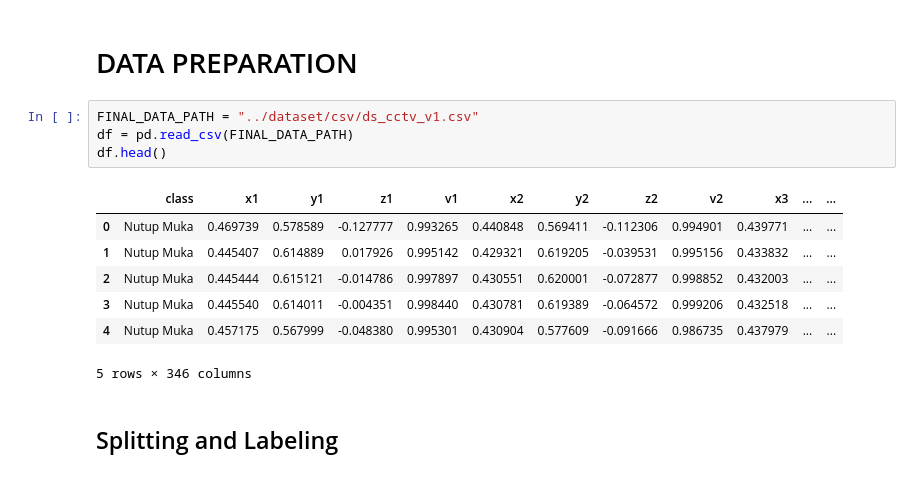
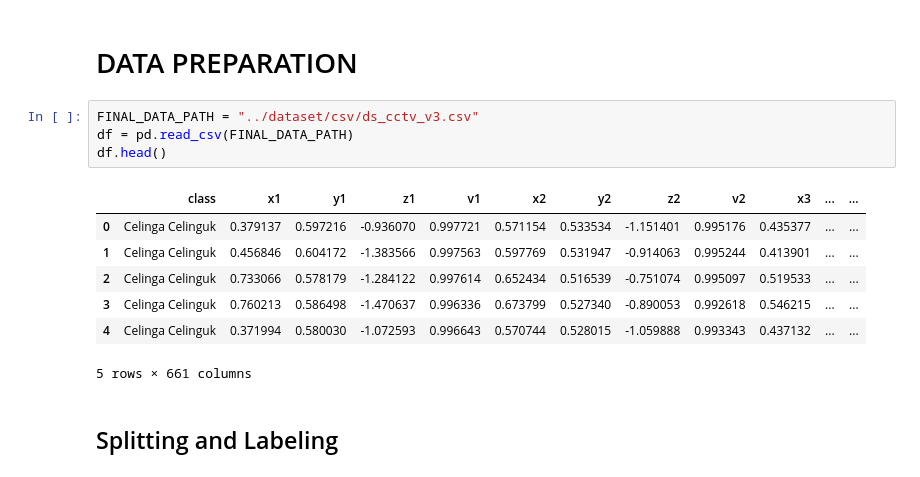
Before and after one commit to NawfalHadi/suspicious_detection_cctv, a Jupyter notebook: code/final/train.ipynb, the cells around one changed output. Cells and saved outputs as stored; diff of their text form.

```diff
--- a/code/final/train.ipynb
+++ b/code/final/train.ipynb
@@ -22,17 +22,17 @@ from tensorflow.keras import layers, models, callbacks
 # %% [markdown]
 # DATA PREPARATION
 # %%
-FINAL_DATA_PATH = "../dataset/csv/ds_cctv_v1.csv"
+FINAL_DATA_PATH = "../dataset/csv/ds_cctv_v3.csv"
 df = pd.read_csv(FINAL_DATA_PATH)
 df.head()
 # %% [output]
 |  | class | x1 | y1 | z1 | v1 | x2 | y2 | z2 | v2 | x3 | ... | ... |
-| 0 | Nutup Muka | 0.469739 | 0.578589 | -0.127777 | 0.993265 | 0.440848 | 0.569411 | -0.112306 | 0.994901 | 0.439771 | ... | ... |
-| 1 | Nutup Muka | 0.445407 | 0.614889 | 0.017926 | 0.995142 | 0.429321 | 0.619205 | -0.039531 | 0.995156 | 0.433832 | ... | ... |
-| 2 | Nutup Muka | 0.445444 | 0.615121 | -0.014786 | 0.997897 | 0.430551 | 0.620001 | -0.072877 | 0.998852 | 0.432003 | ... | ... |
-| 3 | Nutup Muka | 0.445540 | 0.614011 | -0.004351 | 0.998440 | 0.430781 | 0.619389 | -0.064572 | 0.999206 | 0.432518 | ... | ... |
-| 4 | Nutup Muka | 0.457175 | 0.567999 | -0.048380 | 0.995301 | 0.430904 | 0.577609 | -0.091666 | 0.986735 | 0.437979 | ... | ... |
+| 0 | Celinga Celinguk | 0.379137 | 0.597216 | -0.936070 | 0.997721 | 0.571154 | 0.533534 | -1.151401 | 0.995176 | 0.435377 | ... | ... |
+| 1 | Celinga Celinguk | 0.456846 | 0.604172 | -1.383566 | 0.997563 | 0.597769 | 0.531947 | -0.914063 | 0.995244 | 0.413901 | ... | ... |
+| 2 | Celinga Celinguk | 0.733066 | 0.578179 | -1.284122 | 0.997614 | 0.652434 | 0.516539 | -0.751074 | 0.995097 | 0.519533 | ... | ... |
+| 3 | Celinga Celinguk | 0.760213 | 0.586498 | -1.470637 | 0.996336 | 0.673799 | 0.527340 | -0.890053 | 0.992618 | 0.546215 | ... | ... |
+| 4 | Celinga Celinguk | 0.371994 | 0.580030 | -1.072593 | 0.996643 | 0.570744 | 0.528015 | -1.059888 | 0.993343 | 0.437132 | ... | ... |
-5 rows × 346 columns
+5 rows × 661 columns
 # %% [markdown]
 ## Splitting and Labeling
 # %% [markdown]
```
Also changed, not shown: parts of 11 cells of this notebook, 3 other files.
